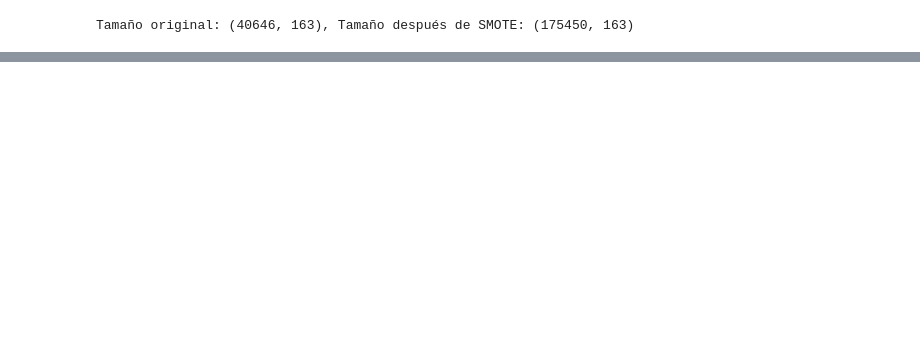
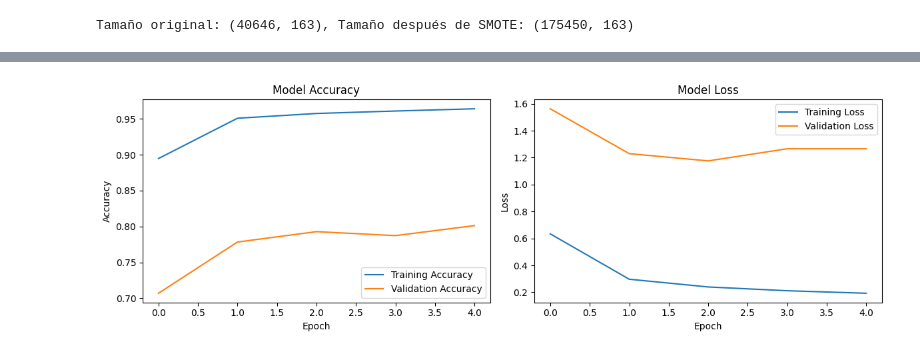
Before and after one commit to LLAES07/nlp, a Jupyter notebook: NLP_CODE.ipynb, the cells around one changed output, grey strips where cells are left out. Saved outputs shown, nothing was run; the diff lists cells and outputs as text; code cells hidden in the pictures; blank space fills up the shorter version.

```diff
--- a/NLP_CODE.ipynb
+++ b/NLP_CODE.ipynb
@@ -664,0 +635,2 @@ Informe de clasificación:
+# %%
+df_csv.loc[df_csv['CLASIFICACION_CORRECTA'].isin(['Art / Numeral', 'Certifiquese', 'Inhabilidad']), 'CLASIFICACION_CORRECTA'] = 'Ica Informa'
@@ -664,0 +1296,2 @@ Informe de clasificación:
+# %%
+df_csv2 = df_csv.copy()
@@ -664,0 +1323,3 @@ Informe de clasificación:
+# %%
+sentences =  [ line for line in df['descripcion'].values if line != 'Unknown']
+clean_data = [cleaning_data(t) for t in sentences]
@@ -664,0 +1459,10 @@ Informe de clasificación:
+# %%
+# Entrenamos el modelo
+history2 = model2.fit(
+    X_train_resampled,
+    y_train_resampled,
+    epochs=5,
+    batch_size=32,  # Puedes ajustar según el tamaño de tu dataset
+    validation_split=0.2,
+    callbacks=[early_stopping, reduce_lr]
+)
@@ -664,0 +1481,26 @@ Informe de clasificación:
+# %%
+import matplotlib.pyplot as plt
+
+# Graficar la precisión
+plt.figure(figsize=(12, 4))
+plt.subplot(1, 2, 1)
+plt.plot(history2.history['accuracy'], label='Training Accuracy')
+plt.plot(history2.history['val_accuracy'], label='Validation Accuracy')
+plt.title('Model Accuracy')
+plt.xlabel('Epoch')
+plt.ylabel('Accuracy')
+plt.legend()
+
+# Graficar la pérdida
+plt.subplot(1, 2, 2)
+plt.plot(history2.history['loss'], label='Training Loss')
+plt.plot(history2.history['val_loss'], label='Validation Loss')
+plt.title('Model Loss')
+plt.xlabel('Epoch')
+plt.ylabel('Loss')
+plt.legend()
+
+plt.tight_layout()
+plt.show()
+# %% [output]
+[figure, added]
```
Also changed, not shown: parts of 53 cells of this notebook, 6 other files.
